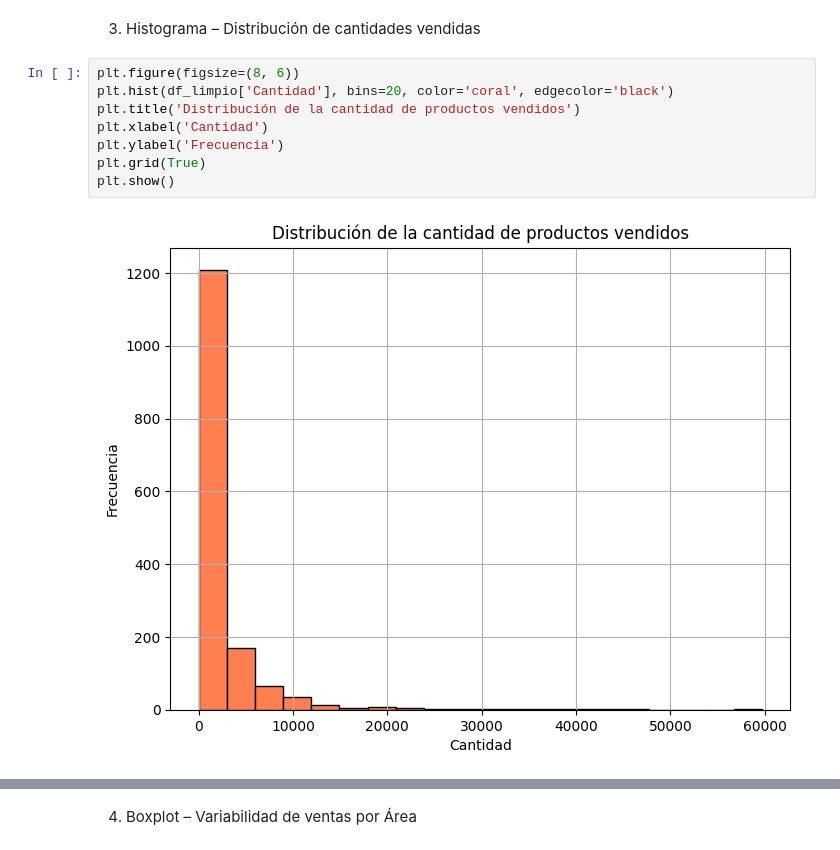
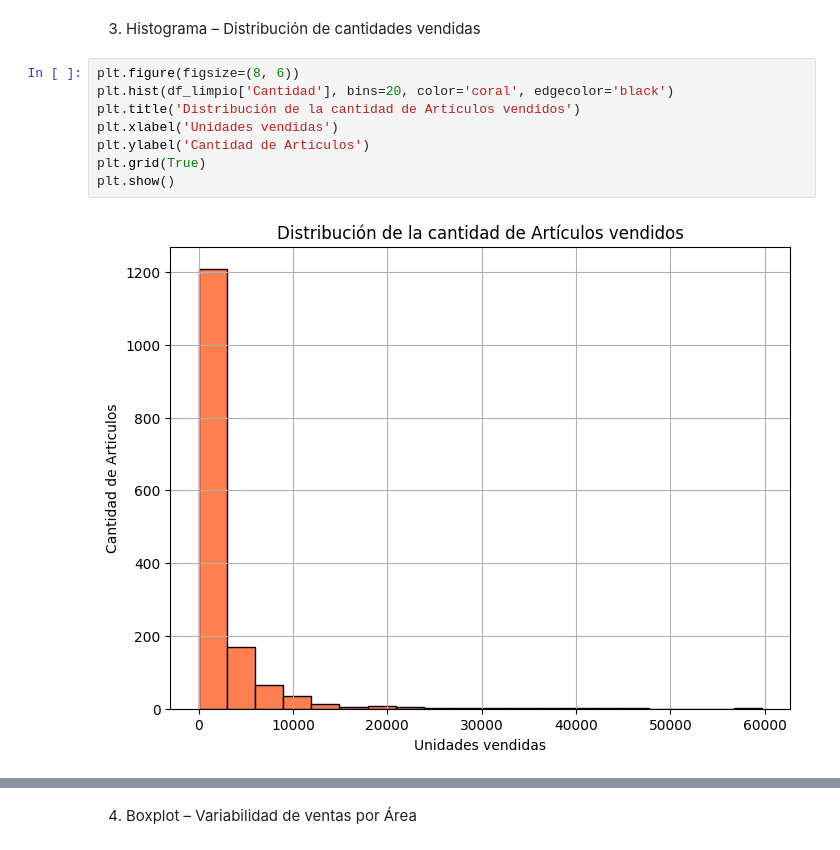
Before and after one commit to ISPC-CDIA/DataTeam---Proyecto-ABP-Analista-de-Datos-2025, a Jupyter notebook: JupiterNotebook/EVIDENCIA 3/Proyecto_Analisis_de_datos_Grupo_8_PepsiCo.ipynb, the cells around one changed output, grey strips where cells are left out. Saved outputs shown, nothing was run; the diff lists cells and outputs as text.

```diff
--- a/JupiterNotebook/EVIDENCIA 3/Proyecto_Analisis_de_datos_Grupo_8_PepsiCo.ipynb
+++ b/JupiterNotebook/EVIDENCIA 3/Proyecto_Analisis_de_datos_Grupo_8_PepsiCo.ipynb
@@ -812,11 +810,11 @@ Evaluar si los formatos de menor gramaje se corresponden con una mayor rotación
 # %%
 plt.figure(figsize=(8, 6))
 plt.hist(df_limpio['Cantidad'], bins=20, color='coral', edgecolor='black')
-plt.title('Distribución de la cantidad de productos vendidos')
-plt.xlabel('Cantidad')
-plt.ylabel('Frecuencia')
+plt.title('Distribución de la cantidad de Artículos vendidos')
+plt.xlabel('Unidades vendidas')
+plt.ylabel('Cantidad de Articulos')
 plt.grid(True)
 plt.show()
 # %% [output]
-[figure, old version]
+[figure, new version]
 # %% [markdown]
```
Also changed, not shown: parts of 7 cells of this notebook.
